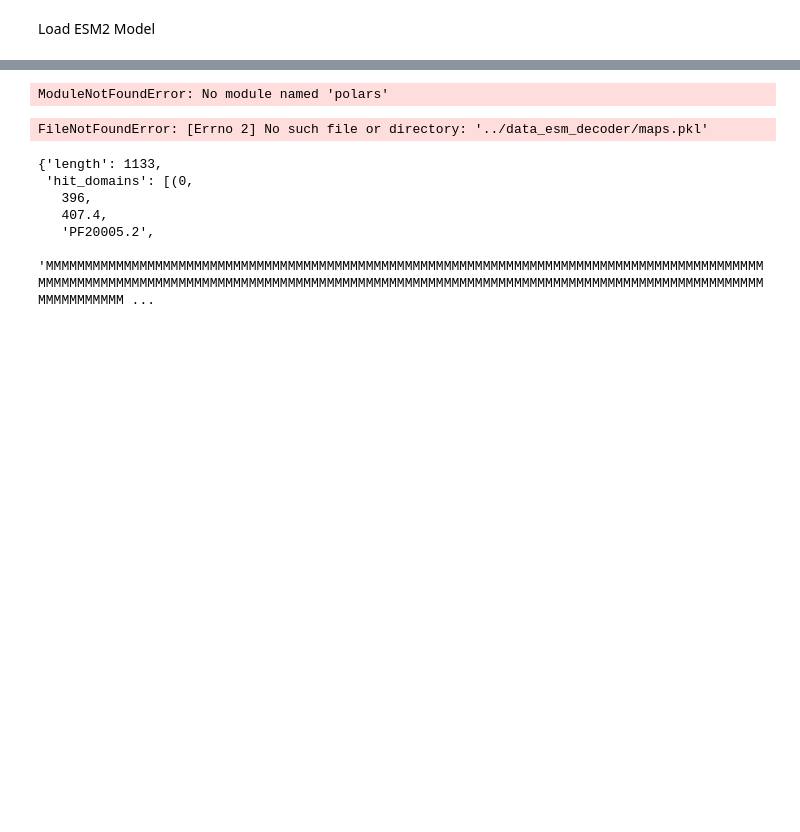
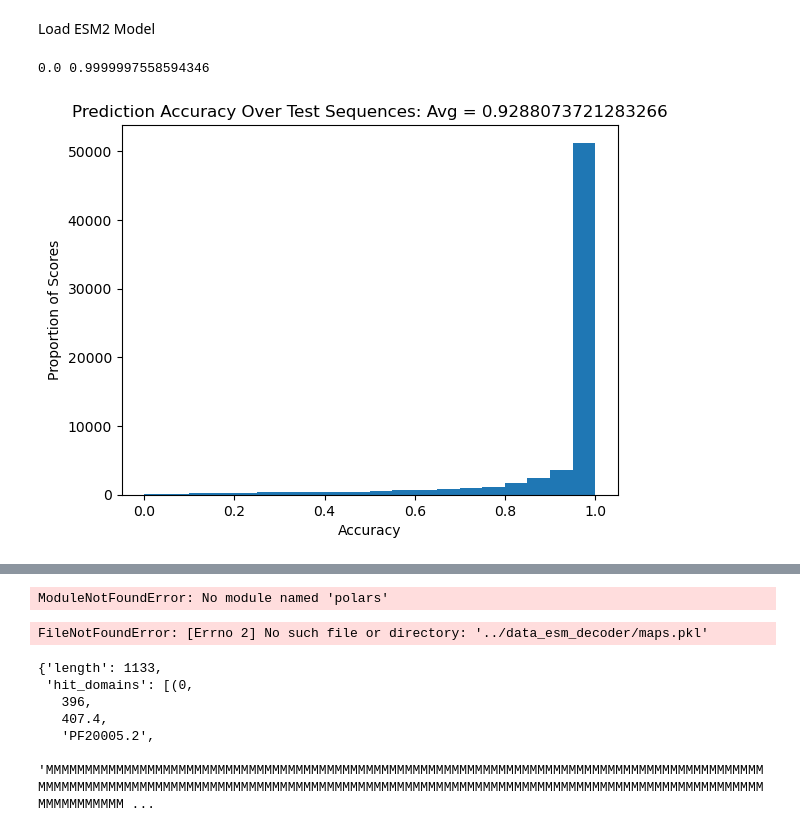
Before and after one commit to Protein-Sequence-Annotation/PSALM, a Jupyter notebook: library/test_esm.ipynb, the cells around one changed output, grey strips where cells are left out. Saved outputs shown, nothing was run; the diff lists cells and outputs as text; code cells hidden in the pictures; blank space fills up the shorter version.

```diff
--- a/library/test_esm.ipynb
+++ b/library/test_esm.ipynb
@@ -435,22 +435,25 @@ len(common_sequences)
 # %%
 import pickle
 import matplotlib.pyplot as plt
 import numpy as np
 
-with open('../data/results/weighted_lstm_run1/predictions_esm2_t33_650M_UR50D/agg_results.pkl', 'rb') as f:
+with open('../data/results/try_lstm_part2/predictions_esm2_t33_650M_UR50D/agg_results.pkl', 'rb') as f:
     tmp = pickle.load(f)
 
 acc = tmp['adjusted_acc']
 print(min(acc), max(acc))
 
 f, ax = plt.subplots()
 
 ax.hist(acc, range=(0,1), bins=20)
 ax.set_xlabel('Accuracy')
 ax.set_ylabel('Proportion of Scores')
 ax.set_title(f'Prediction Accuracy Over Test Sequences: Avg = {np.nanmean(acc)}')
 
 ax.grid(False)
+# %% [output]
+0.0 0.9999997558594346
+[figure, added]
 # %%
 from collections import defaultdict
 with open('../bash_scripts/bad_acc.txt', 'r') as f:
```
Also changed, not shown: parts of 2 cells of this notebook, 8 other files.
